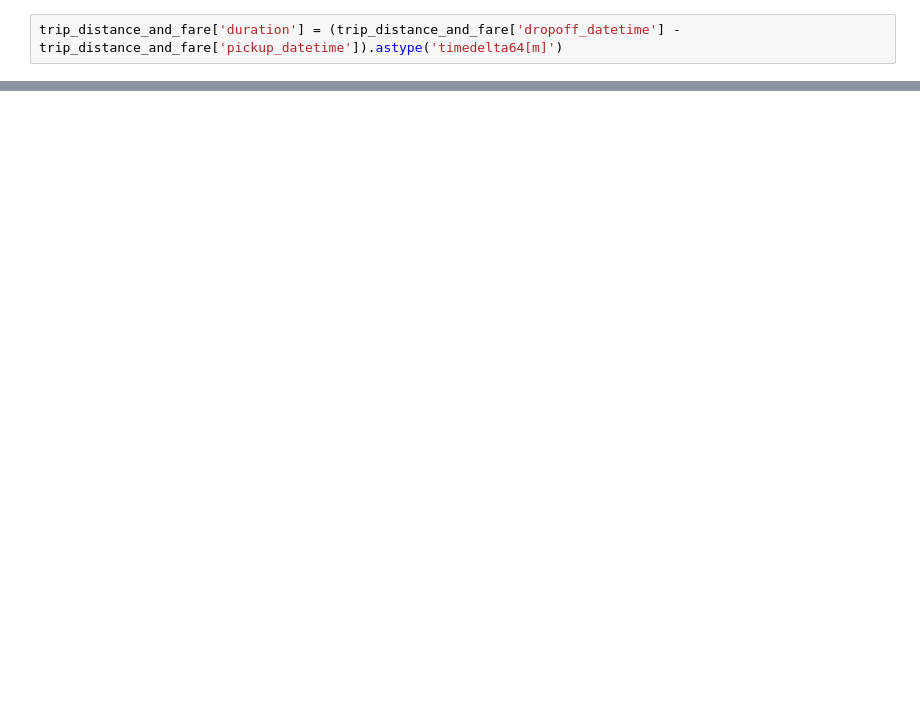
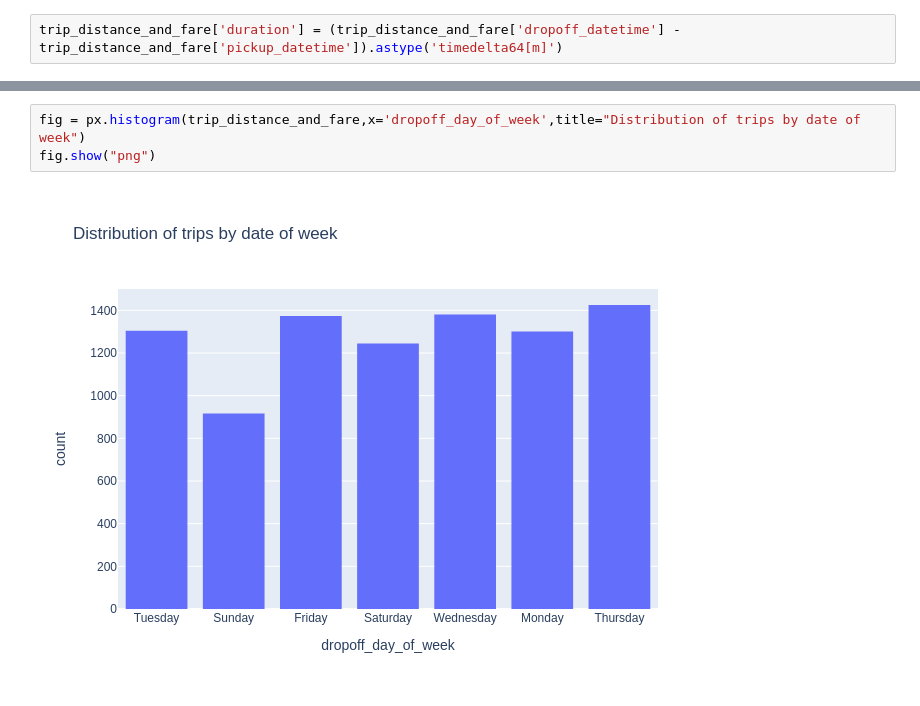
Before and after one commit to anusreeb/Experiments, a Jupyter notebook: nyc_taxi_data/nyc_taxi_data.ipynb, the cells around one changed output, grey strips where cells are left out. Drawn from its saved outputs; the diff is of its cells as text; blank space fills up the shorter version.

```diff
--- a/nyc_taxi_data/nyc_taxi_data.ipynb
+++ b/nyc_taxi_data/nyc_taxi_data.ipynb
@@ -64,0 +125,5 @@ fig.show()
+# %%
+fig = px.histogram(trip_distance_and_fare,x='dropoff_day_of_week',title="Distribution of trips by date of week")
+fig.show("png")
+# %% [output]
+[figure, added]
```
Also changed, not shown: parts of 20 cells of this notebook.
